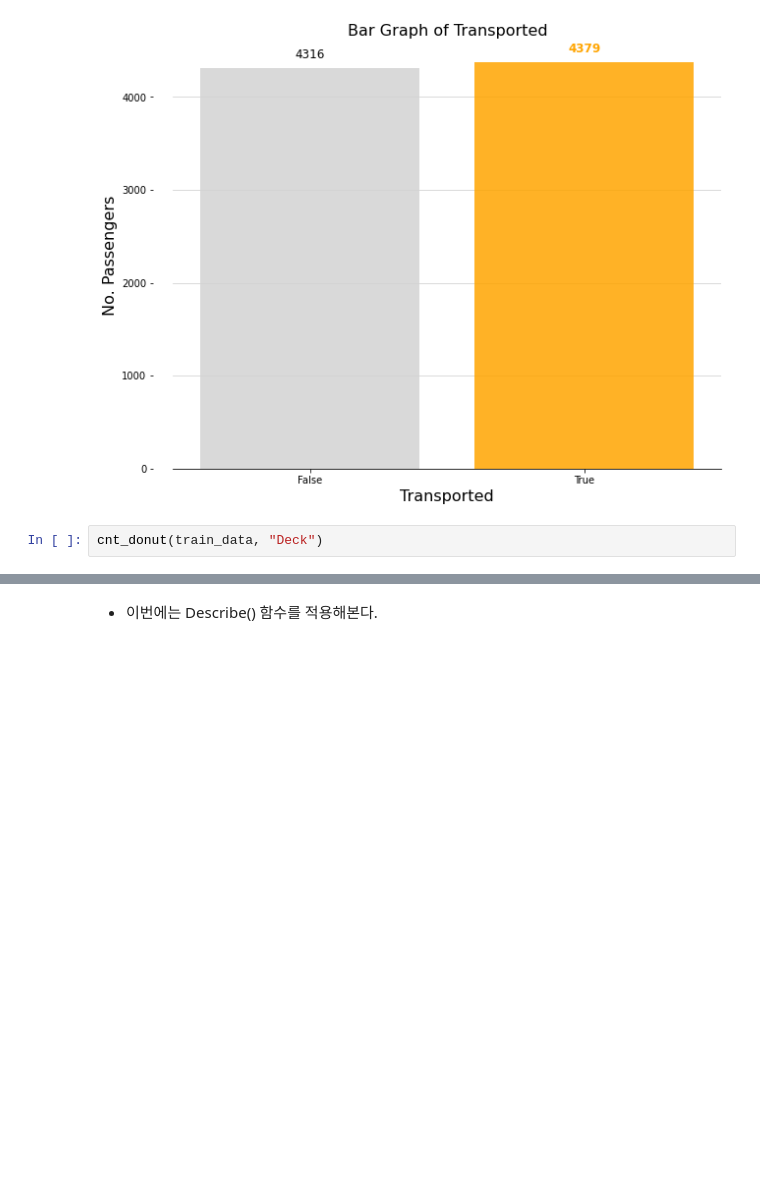
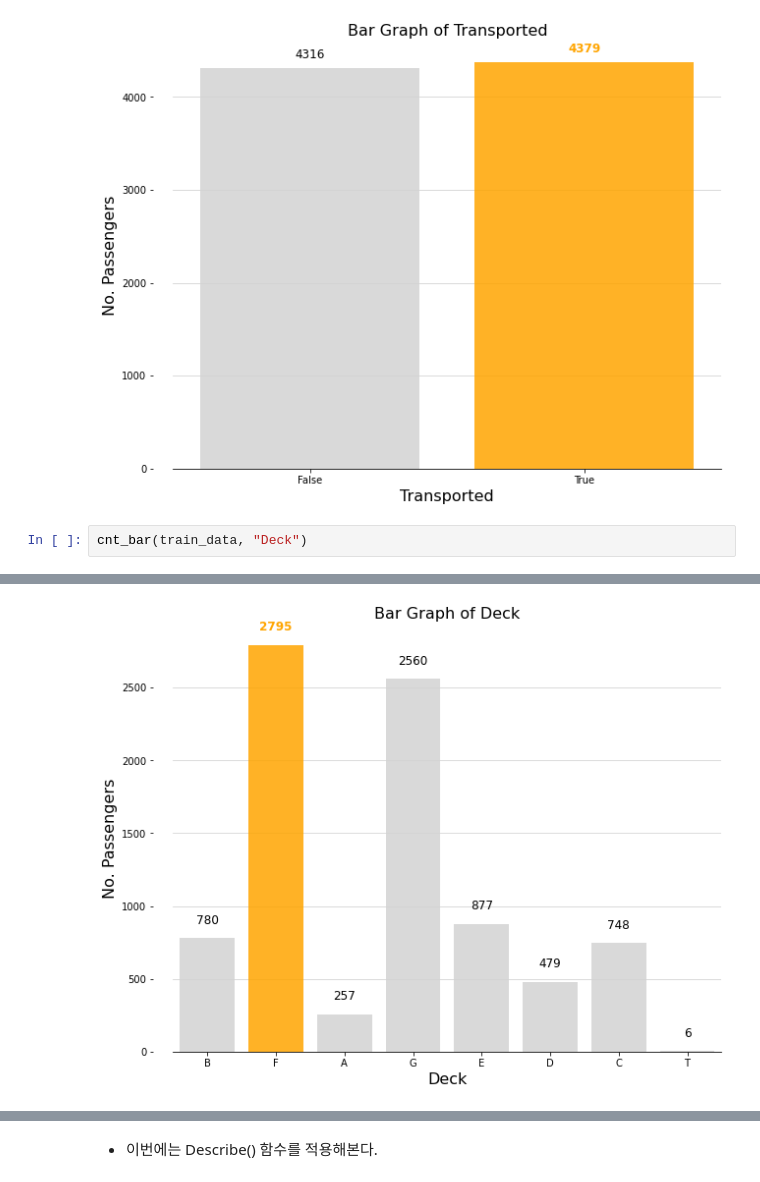
Before and after one commit to SiriN1234/kaggle_projcect, a Jupyter notebook: temporary-title.ipynb, the cells around one changed output, grey strips where cells are left out. Cells and saved outputs as stored; diff of their text form; blank space fills up the shorter version.

```diff
--- a/temporary-title.ipynb
+++ b/temporary-title.ipynb
@@ -419,5 +419,5 @@ cnt_bar(train_data, "Transported")
 # %% [output]
 [figure]
 # %%
-cnt_donut(train_data, "Deck")
+cnt_bar(train_data, "Deck")
 # %% [output]
@@ -425 +424,2 @@ cnt_donut(train_data, "Deck")
+[figure, added]
 # %%
```
Also changed, not shown: parts of 9 cells of this notebook.
